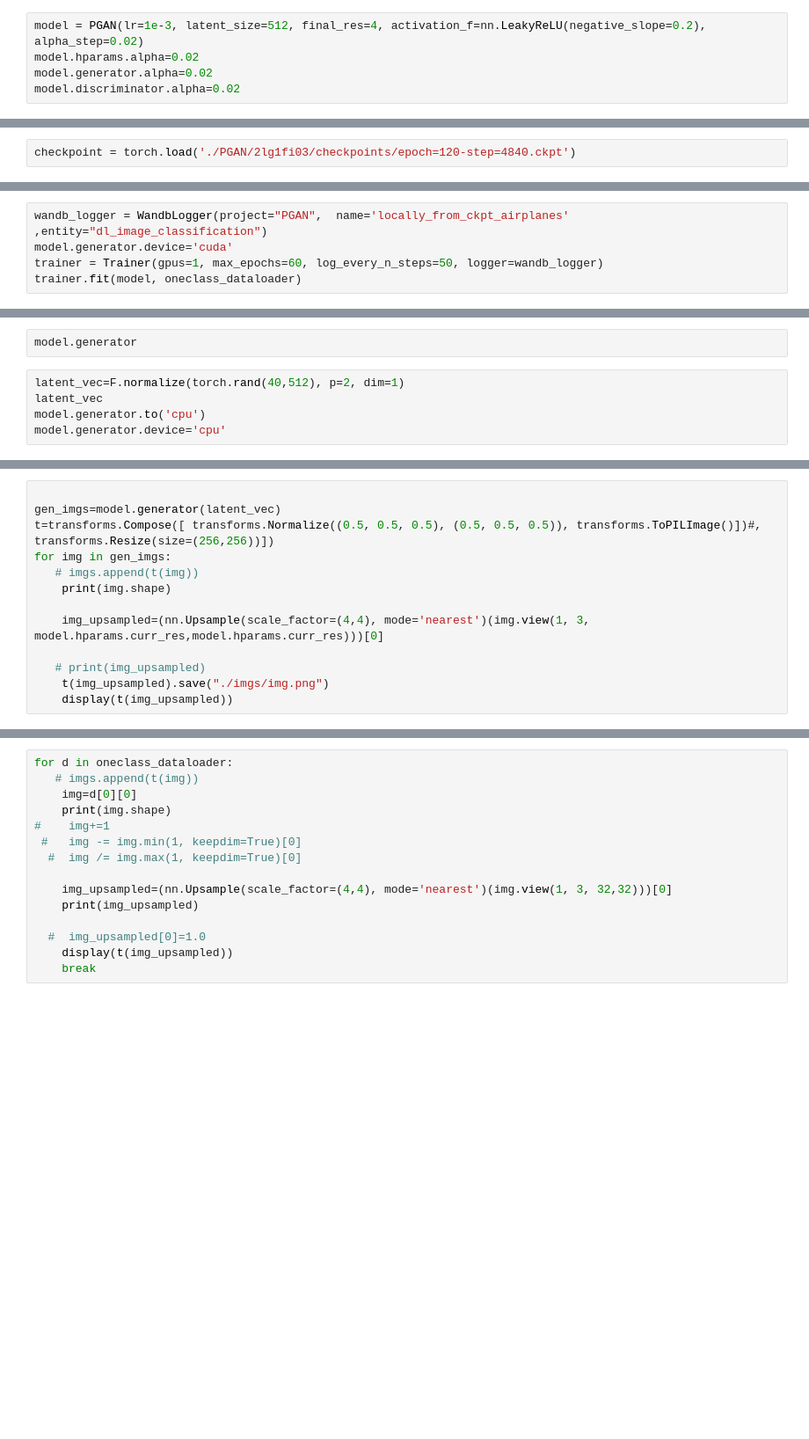
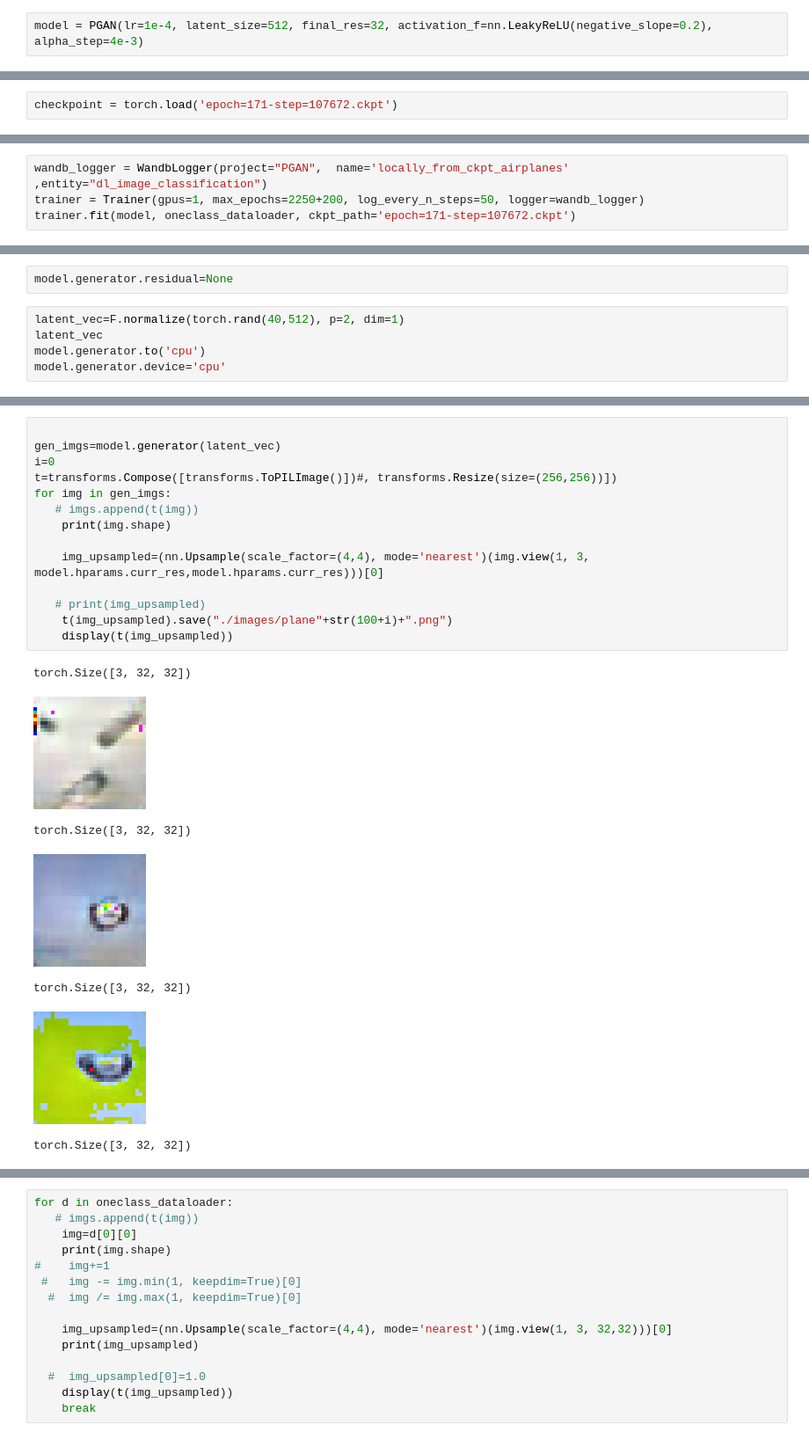
Before and after one commit to kpuchalskixiv/pgan-dl, a Jupyter notebook: notebooks/my_pgan.ipynb, the cells around one changed output, grey strips where cells are left out. Shown at 88% size. Drawn from its saved outputs; the diff is of its cells as text; blank space fills up the shorter version.

```diff
--- a/notebooks/my_pgan.ipynb
+++ b/notebooks/my_pgan.ipynb
@@ -193,10 +255,7 @@ torch.save(model, 'model_16_local_airplanes.model')
 # %% [markdown]
 # Load from checkpoint
 # %%
-model = PGAN(lr=1e-3, latent_size=512, final_res=4, activation_f=nn.LeakyReLU(negative_slope=0.2), alpha_step=0.02)
-model.hparams.alpha=0.02
-model.generator.alpha=0.02
-model.discriminator.alpha=0.02
+model = PGAN(lr=1e-4, latent_size=512, final_res=32, activation_f=nn.LeakyReLU(negative_slope=0.2), alpha_step=4e-3)
 # %%
 model.generator.add_scale()
 model.discriminator.add_scale()
@@ -218,5 +282,5 @@ model.hparams.alpha, model.generator.alpha, model.discriminator.alpha
 # %%
-checkpoint = torch.load('./PGAN/2lg1fi03/checkpoints/epoch=120-step=4840.ckpt')
+checkpoint = torch.load('epoch=171-step=107672.ckpt')
 # %%
 for k, v in (checkpoint['state_dict'].items()):
     k=k.split(sep='.')
@@ -270,5 +352,4 @@ for k, v in (checkpoint['state_dict'].items()):
 # %%
 wandb_logger = WandbLogger(project="PGAN",  name='locally_from_ckpt_airplanes' ,entity="dl_image_classification")
-model.generator.device='cuda'
-trainer = Trainer(gpus=1, max_epochs=60, log_every_n_steps=50, logger=wandb_logger)
-trainer.fit(model, oneclass_dataloader)
+trainer = Trainer(gpus=1, max_epochs=2250+200, log_every_n_steps=50, logger=wandb_logger)
+trainer.fit(model, oneclass_dataloader, ckpt_path='epoch=171-step=107672.ckpt')
@@ -279,7 +378,7 @@ wandb.finish()
 # %% [markdown]
 # Debugging
 # %%
-model.generator
+model.generator.residual=None
 # %%
 latent_vec=F.normalize(torch.rand(40,512), p=2, dim=1)
 latent_vec
@@ -292,13 +400,22 @@ model.hparams
 # %%
 
 gen_imgs=model.generator(latent_vec)
-t=transforms.Compose([ transforms.Normalize((0.5, 0.5, 0.5), (0.5, 0.5, 0.5)), transforms.ToPILImage()])#, transforms.Resize(size=(256,256))])
+i=0
+t=transforms.Compose([transforms.ToPILImage()])#, transforms.Resize(size=(256,256))])
 for img in gen_imgs:
    # imgs.append(t(img))
     print(img.shape)
 
     img_upsampled=(nn.Upsample(scale_factor=(4,4), mode='nearest')(img.view(1, 3, model.hparams.curr_res,model.hparams.curr_res)))[0]
 
    # print(img_upsampled)
-    t(img_upsampled).save("./imgs/img.png")
+    t(img_upsampled).save("./images/plane"+str(100+i)+".png")
     display(t(img_upsampled))
+# %% [output]
+torch.Size([3, 32, 32])
+[figure, added]
+torch.Size([3, 32, 32])
+[figure, added]
+torch.Size([3, 32, 32])
+[figure, added]
+torch.Size([3, 32, 32])
```
Also changed, not shown: parts of 29 cells of this notebook, 2 other files.
